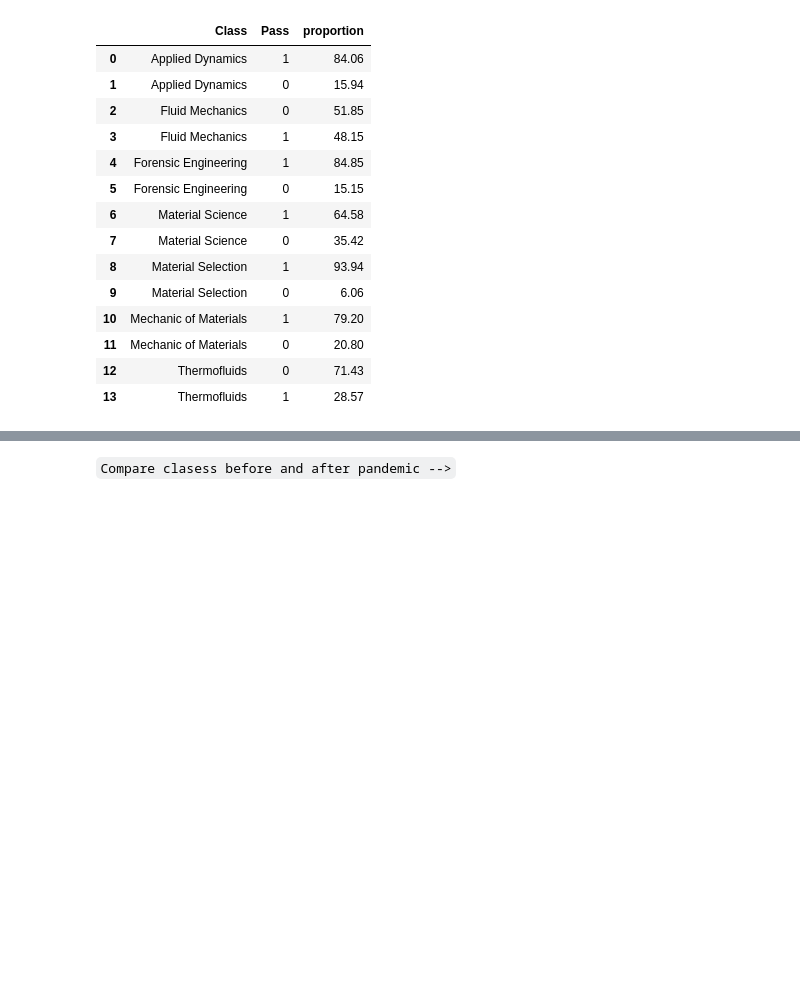
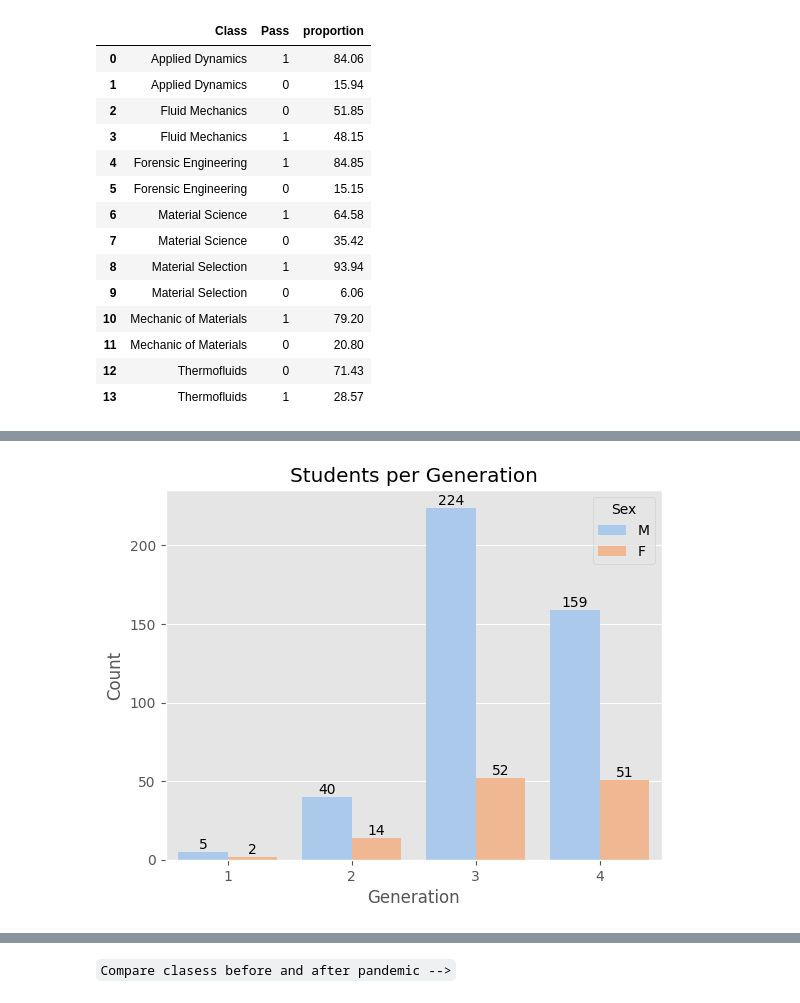
Before and after one commit to alejo1630/grades_college_analysis, a Jupyter notebook: grades.ipynb, the cells around one changed output, grey strips where cells are left out. Saved outputs shown, nothing was run; the diff lists cells and outputs as text; code cells hidden in the pictures; blank space fills up the shorter version.

```diff
--- a/grades.ipynb
+++ b/grades.ipynb
@@ -373,0 +419,5 @@ plt.show()
+# %%
+# Create the bins' boundaries
+
+bins_ID = np.linspace(min(df["ID"]), max(df["ID"]), 5)
+bins_ID
@@ -373,0 +426,4 @@ plt.show()
+# %%
+generations = [1, 2, 3, 4]
+df["Generation"] = pd.cut(df["ID"], bins = bins_ID, labels = generations, include_lowest = True)
+df.head()
@@ -373,0 +437,14 @@ plt.show()
+# %%
+# Count
+
+ax = sns.countplot(data = df, x = "Generation", hue = "Sex", palette = "pastel")
+
+for label in ax.containers:
+    ax.bar_label(label)
+
+plt.title("Students per Generation")
+plt.xlabel("Generation")
+plt.ylabel("Count")
+plt.show()
+# %% [output]
+[figure, added]
```
Also changed, not shown: parts of 23 cells of this notebook.
